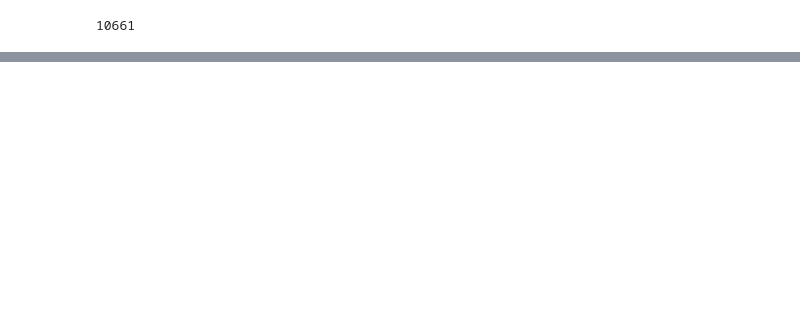
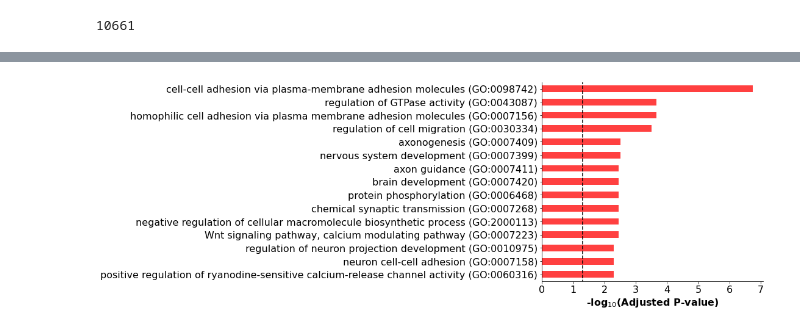
Before and after one commit to aadenisova/bird_innovation, a Jupyter notebook: scripts/SNP_analysis/Get_list_of_genes_8.ipynb, the cells around one changed output, grey strips where cells are left out. Drawn from its saved outputs; the diff is of its cells as text; code cells hidden in the pictures; blank space fills up the shorter version.

```diff
--- a/scripts/SNP_analysis/Get_list_of_genes_8.ipynb
+++ b/scripts/SNP_analysis/Get_list_of_genes_8.ipynb
@@ -185,0 +199,9 @@ number of positions:  10661
+# %%
+df_proc = df_proc[df_proc['Adjusted P-value']<0.05]
+df_to_check = df_proc[['Term', 'Adjusted P-value']].reset_index(drop=True)
+
+#df_to_merge = df_proc.loc[:, ~df_proc.columns.isin(['Term', 'Adjusted P-value'])].reset_index(drop=True)
+
+plot_proc(df_to_check)
+# %% [output]
+[figure, added]
```
Also changed, not shown: parts of 12 cells of this notebook.
